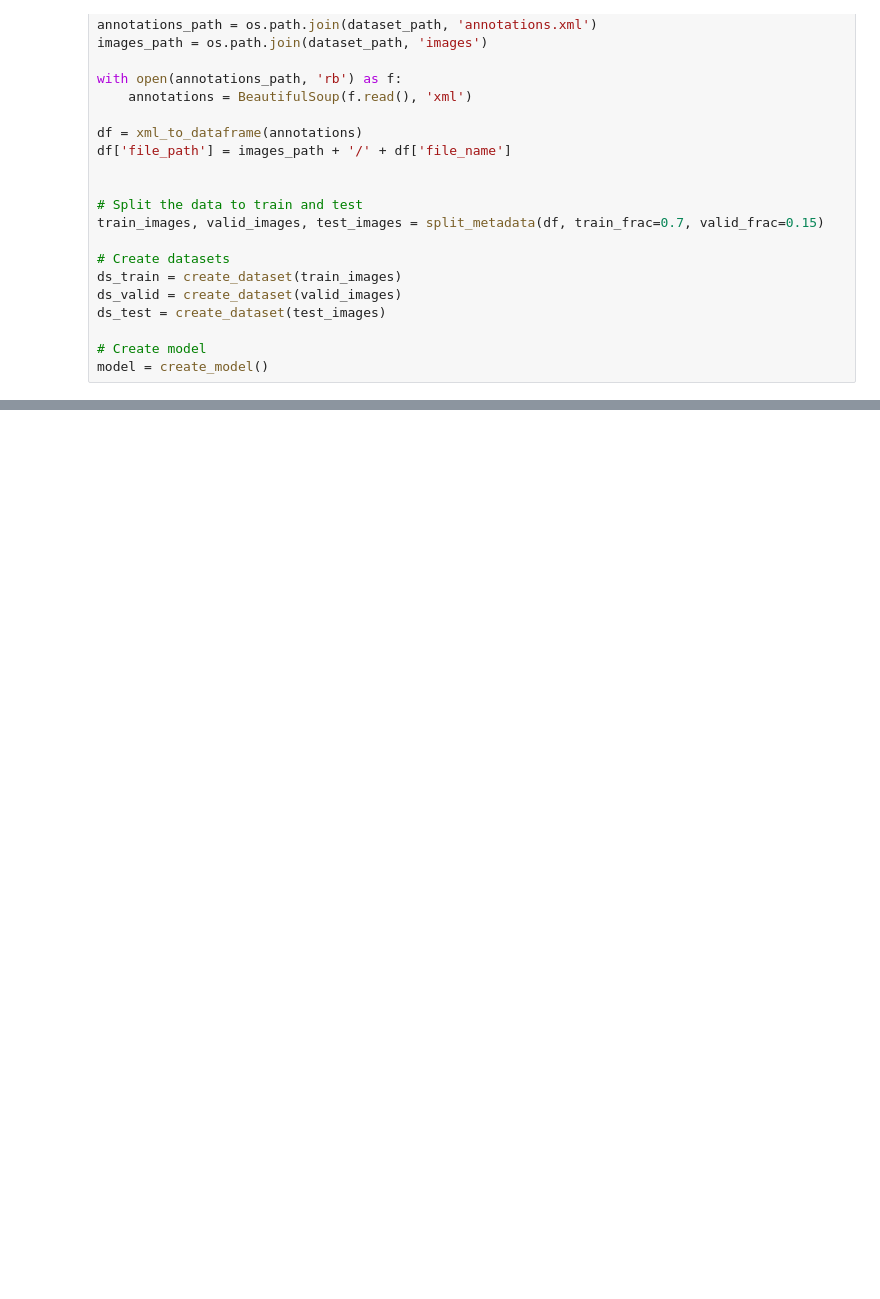
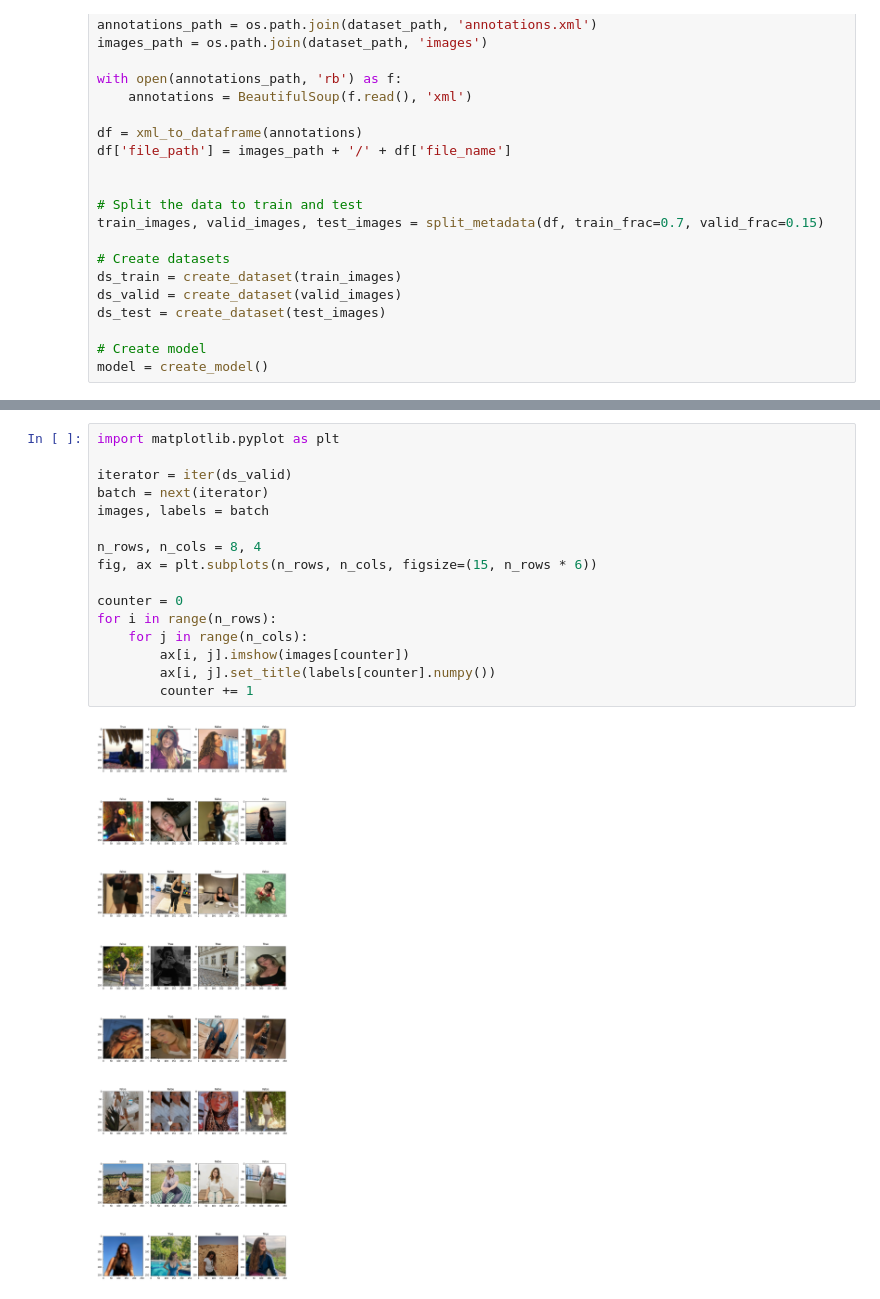
Before and after one commit to david1542/dating-bot, a Jupyter notebook: notebooks/stuff.ipynb, the cells around one changed output, grey strips where cells are left out. Drawn from its saved outputs; the diff is of its cells as text; blank space fills up the shorter version.

```diff
--- a/notebooks/stuff.ipynb
+++ b/notebooks/stuff.ipynb
@@ -41,0 +55,18 @@ InvalidArgumentError: jpeg::Uncompress failed. Invalid JPEG data or crop window.
+# %%
+import matplotlib.pyplot as plt
+
+iterator = iter(ds_valid)
+batch = next(iterator)
+images, labels = batch
+
+n_rows, n_cols = 8, 4
+fig, ax = plt.subplots(n_rows, n_cols, figsize=(15, n_rows * 6))
+
+counter = 0
+for i in range(n_rows):
+    for j in range(n_cols):
+        ax[i, j].imshow(images[counter])
+        ax[i, j].set_title(labels[counter].numpy())
+        counter += 1
+# %% [output]
+[figure, added]
```
Also changed, not shown: parts of 3 cells of this notebook, 3 other files.
